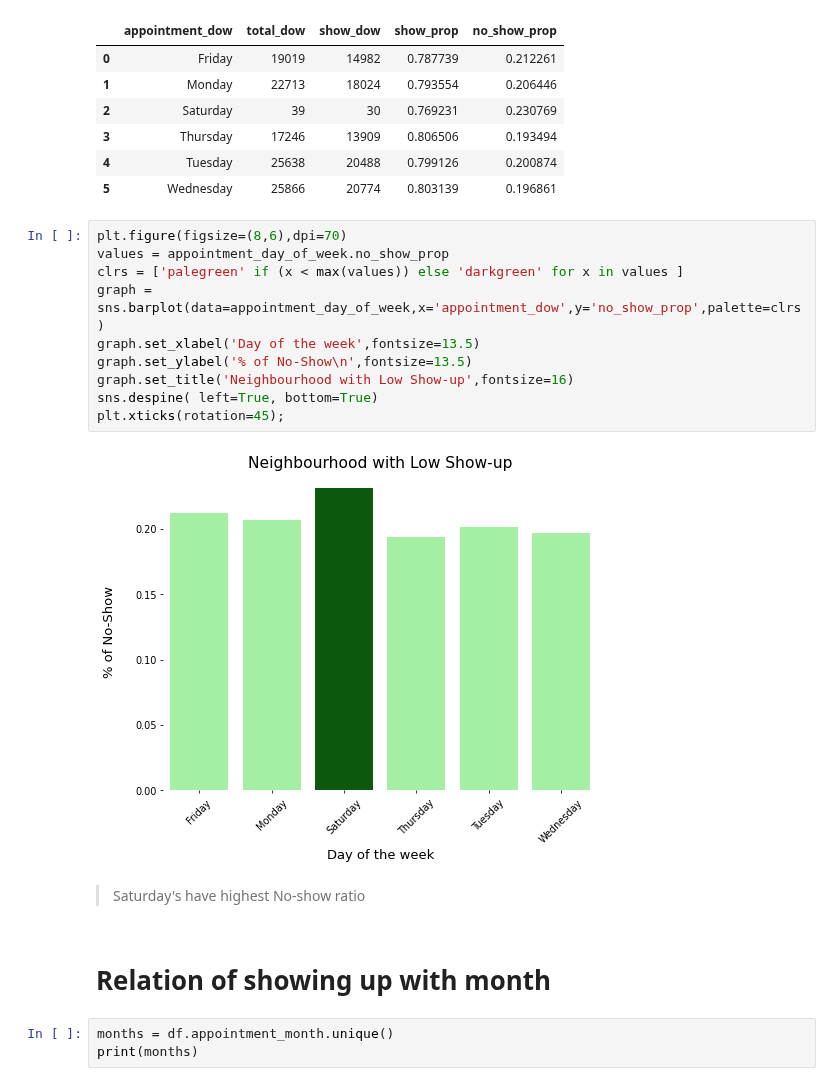
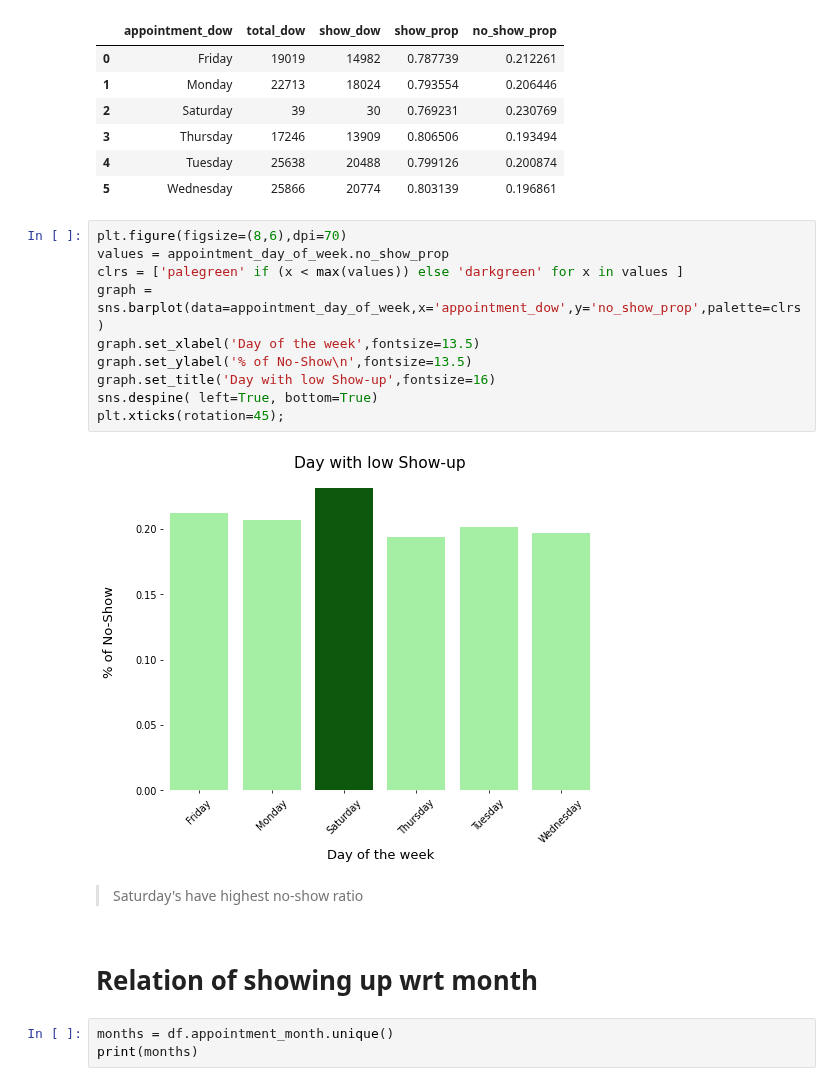
Before and after one commit to dishankkalra23/Medical-Appointment-No-Shows, a Jupyter notebook: Medical_Appointment_No_Shows.ipynb, the cells around one changed output. Drawn from its saved outputs; the diff is of its cells as text.

Commit message:
Updated bar plots

```diff
--- a/Medical_Appointment_No_Shows.ipynb
+++ b/Medical_Appointment_No_Shows.ipynb
@@ -1038,19 +1055,19 @@ appointment_day_of_week
 # %%
 plt.figure(figsize=(8,6),dpi=70)
 values = appointment_day_of_week.no_show_prop
 clrs = ['palegreen' if (x < max(values)) else 'darkgreen' for x in values ]
 graph = sns.barplot(data=appointment_day_of_week,x='appointment_dow',y='no_show_prop',palette=clrs)
 graph.set_xlabel('Day of the week',fontsize=13.5)
 graph.set_ylabel('% of No-Show\n',fontsize=13.5)
-graph.set_title('Neighbourhood with Low Show-up',fontsize=16)
+graph.set_title('Day with low Show-up',fontsize=16)
 sns.despine( left=True, bottom=True)
 plt.xticks(rotation=45);
 # %% [output]
-[figure, old version]
+[figure, new version]
 # %% [markdown]
-> Saturday's have highest No-show ratio
+> Saturday's have highest no-show ratio
 # %% [markdown]
-# Relation of showing up with month
+# Relation of showing up wrt month
 # %%
 months = df.appointment_month.unique()
 print(months)
```
Also changed, not shown: parts of 19 cells of this notebook.
